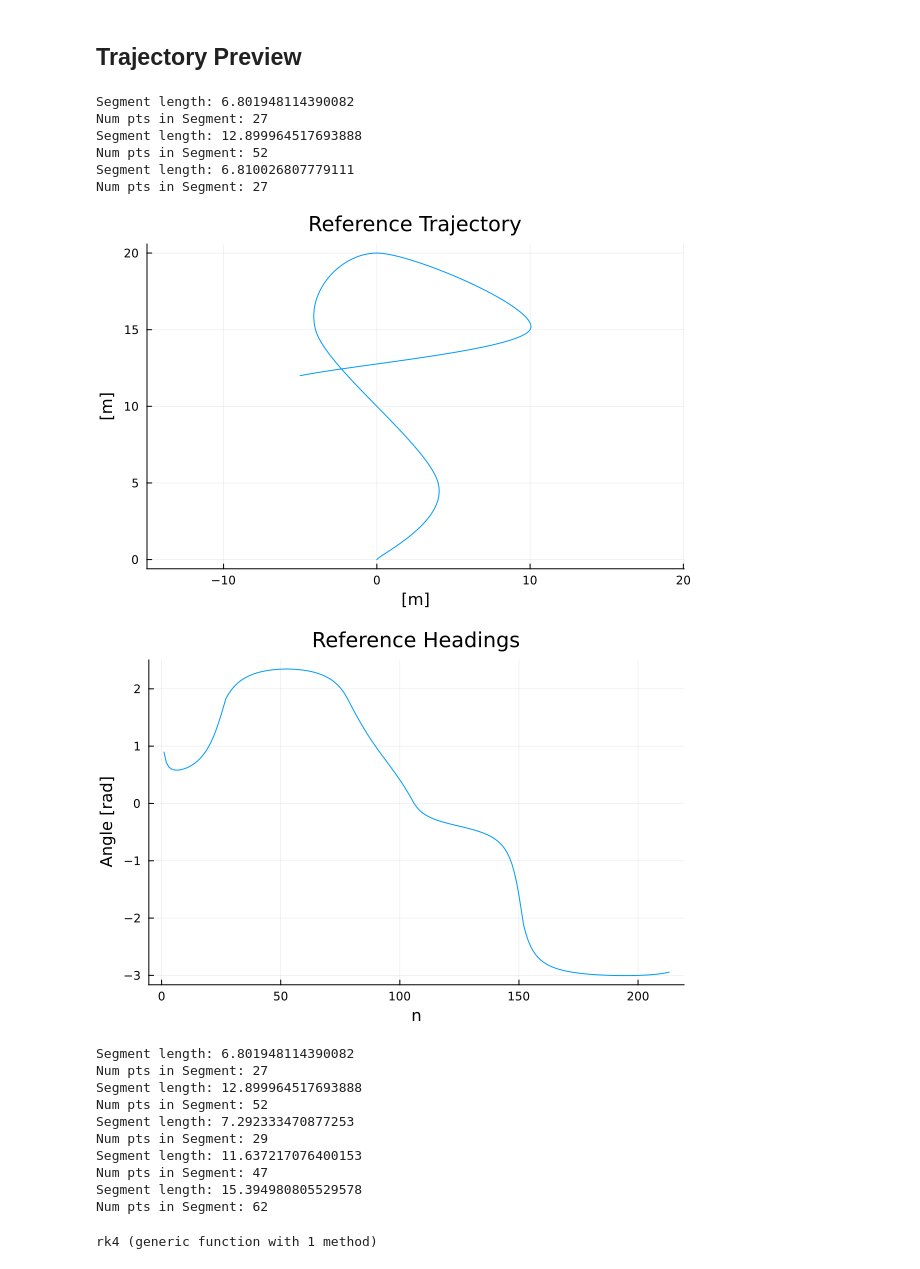
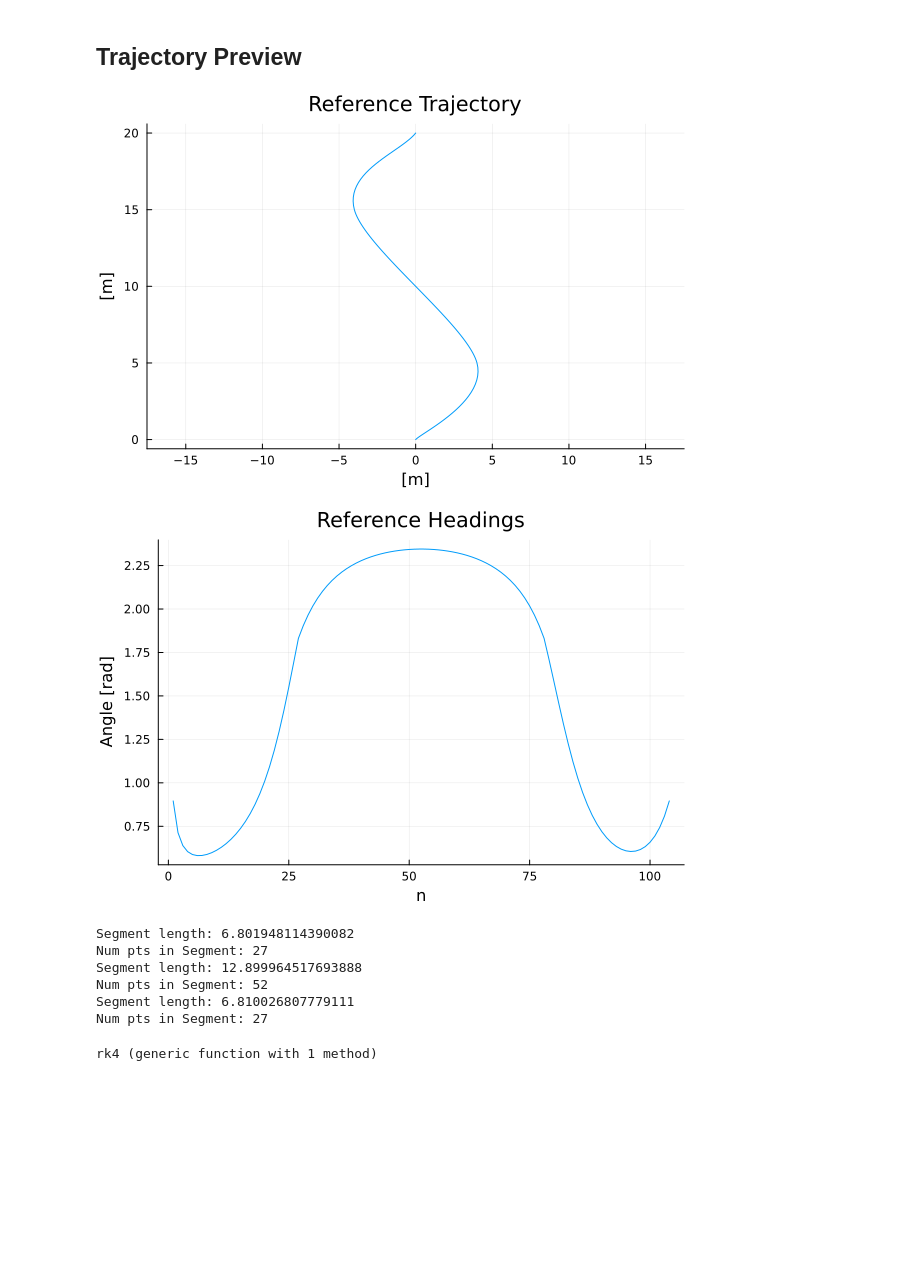
Before and after one commit to eholandcmu/zoe2_optimal_controller, a Jupyter notebook: julia/zoe_trajopt.ipynb, the cells around one changed output. Drawn from its saved outputs; the diff is of its cells as text; code cells hidden in the pictures; blank space fills up the shorter version.

Commit message:
fixed animations, also added trajectory to visuals

```diff
--- a/julia/zoe_trajopt.ipynb
+++ b/julia/zoe_trajopt.ipynb
@@ -31,21 +31,21 @@ main (generic function with 1 method)
 # %% [markdown]
 ## Set up Parameters
 # %%
+# points = [
+#     [0.0, 0.0],
+#     [4.0, 5.0],
+#     [-4.0, 15.0],
+#     [0.0, 20.0],
+#     [10.0, 15.0],
+#     [-5.0, 12.0]
+# ]
+
 points = [
     [0.0, 0.0],
     [4.0, 5.0],
     [-4.0, 15.0],
-    [0.0, 20.0],
-    [10.0, 15.0],
-    [-5.0, 12.0]
+    [0.0, 20.0]
 ]
-
-# points = [
-#     [0.0, 0.0],
-#     [4.0, 5.0],
-#     [-4.0, 15.0],
-#     [0.0, 20.0]
-# ]
 
 v_b = 1 # nominal body speed for the rover [m/s]
 dt = .1 # period of updates [s]
@@ -61,49 +61,39 @@ input_params = (v_b = v_b, dt = dt, r = r, L=L, B=B)
 # %%
 #previews trajectory.  Not needed to run
 # points = [
 #     [0.0, 0.0],
 #     [4.0, 5.0],
 #     [-4.0, 15.0],
 #     [0.0, 20.0],
 #     [10.0, 15.0],
 #     [-5.0, 12.0]
 # ]
 
-# params = (v_b=25,
-#         dt=.01,
-#         r=0.325,
-#         L=1.91,
-#         B=1.64)
+params = (v_b=25,
+        dt=.01,
+        r=0.325,
+        L=1.91,
+        B=1.64)
 
 Xref, Uref = generate_trajectory(points, params)
 # println(Xref)
 # println(Uref)
 
 x_pos = [Xref[i][1] for i in 1:length(Xref)]
 y_pos = [Xref[i][2] for i in 1:length(Xref)]
 headings = [Xref[i][3] for i in 1:length(Xref)]
 
 display(plot(x_pos,y_pos,label="",xlabel = "[m]", ylabel = "[m]",title = "Reference Trajectory"; aspect_ratio=:equal))
 display(plot(headings,label="",xlabel = "n", ylabel = "Angle [rad]",title = "Reference Headings"))
 # %% [output]
-Segment length: 6.801948114390082
-Num pts in Segment: 27
-Segment length: 12.899964517693888
-Num pts in Segment: 52
-Segment length: 6.810026807779111
-Num pts in Segment: 27
-[figure, old version]
+[figure, new version]
-[figure, old version]
+[figure, new version]
-Segment length: 6.801948114390082
-Num pts in Segment: 27
-Segment length: 12.899964517693888
-Num pts in Segment: 52
-Segment length: 7.292333470877253
-Num pts in Segment: 29
-Segment length: 11.637217076400153
-Num pts in Segment: 47
-Segment length: 15.394980805529578
-Num pts in Segment: 62
+Segment length: 6.801948114390082
+Num pts in Segment: 27
+Segment length: 12.899964517693888
+Num pts in Segment: 52
+Segment length: 6.810026807779111
+Num pts in Segment: 27
 # %%
 function dynamics(params::NamedTuple, x::Vector, u::Vector)
     # ODE, parametrized by params
```
Also changed, not shown: parts of 3 cells of this notebook, 4 other files.
